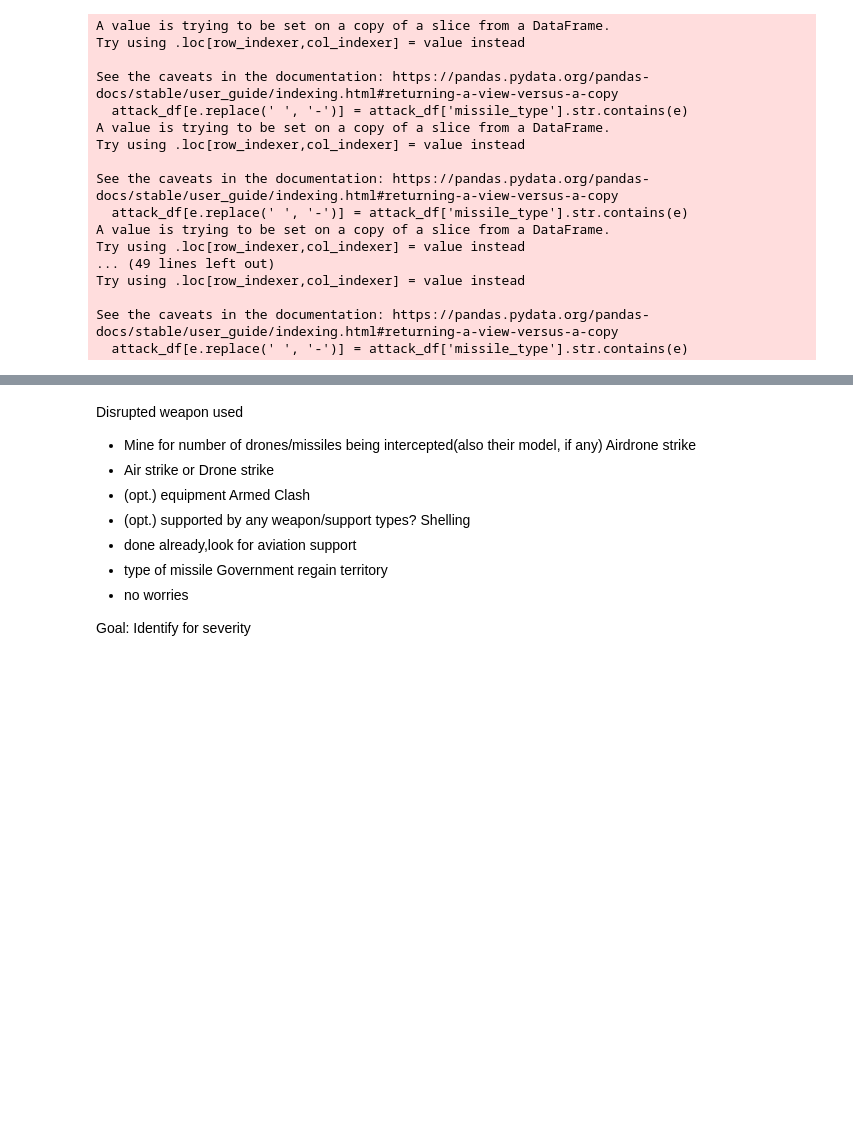
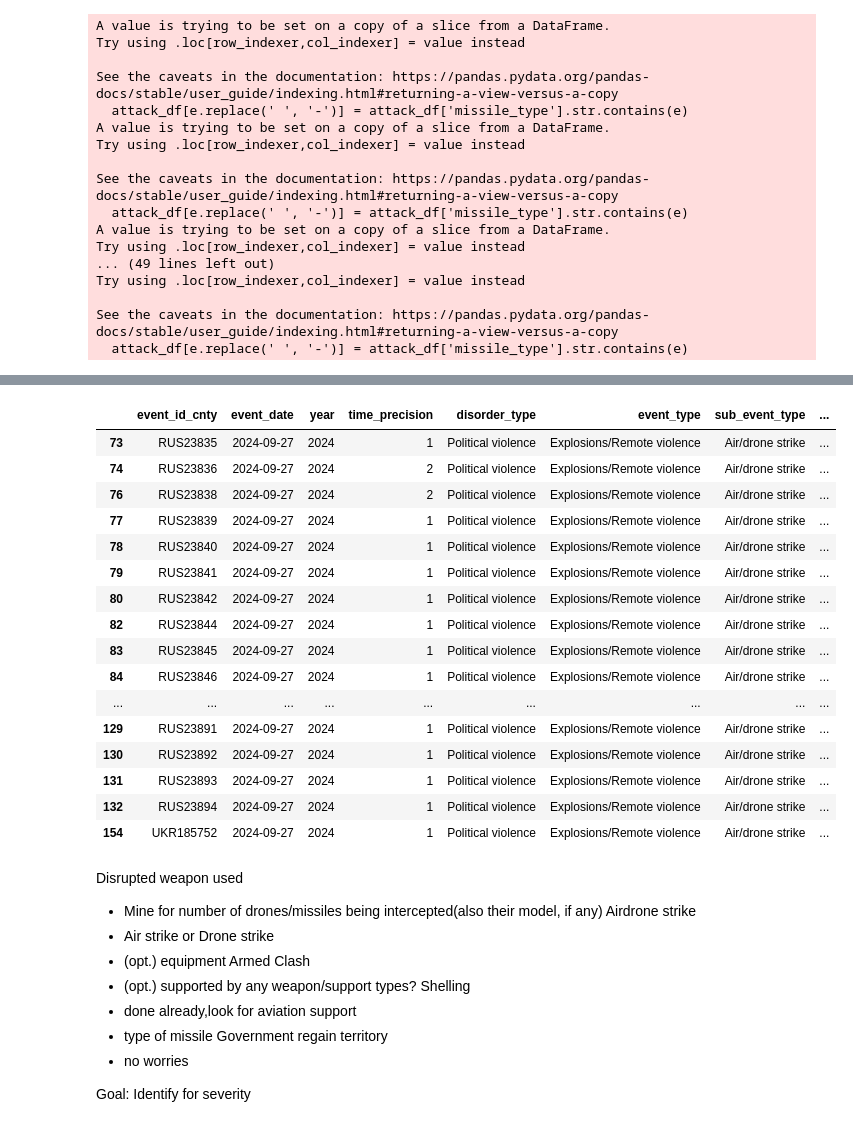
Before and after one commit to supawitgolf/rus-ukr-study, a Jupyter notebook: feature-extraction_2.ipynb, the cells around one changed output, grey strips where cells are left out. Drawn from its saved outputs; the diff is of its cells as text; code cells hidden in the pictures; blank space fills up the shorter version.

```diff
--- a/feature-extraction_2.ipynb
+++ b/feature-extraction_2.ipynb
@@ -661,0 +714,2 @@ attack_df.to_csv('processed_table/air_attack.csv')
+# %%
+disrupt_df = ukraine_war_events[ukraine_war_events['sub_event_type'] == 'Disrupted weapons use']
@@ -661,0 +892,2 @@ attack_df.to_csv('processed_table/air_attack.csv')
+# %%
+air_df = ukraine_war_events[ukraine_war_events['sub_event_type'] == 'Air/drone strike']
@@ -662,3 +989,23 @@ attack_df.to_csv('processed_table/air_attack.csv')
+# %%
+air_df.head(50)
+# %% [output]
+|  | event_id_cnty | event_date | year | time_precision | disorder_type | event_type | sub_event_type | ... |
+| 73 | RUS23835 | 2024-09-27 | 2024 | 1 | Political violence | Explosions/Remote violence | Air/drone strike | ... |
+| 74 | RUS23836 | 2024-09-27 | 2024 | 2 | Political violence | Explosions/Remote violence | Air/drone strike | ... |
+| 76 | RUS23838 | 2024-09-27 | 2024 | 2 | Political violence | Explosions/Remote violence | Air/drone strike | ... |
+| 77 | RUS23839 | 2024-09-27 | 2024 | 1 | Political violence | Explosions/Remote violence | Air/drone strike | ... |
+| 78 | RUS23840 | 2024-09-27 | 2024 | 1 | Political violence | Explosions/Remote violence | Air/drone strike | ... |
+| 79 | RUS23841 | 2024-09-27 | 2024 | 1 | Political violence | Explosions/Remote violence | Air/drone strike | ... |
+| 80 | RUS23842 | 2024-09-27 | 2024 | 1 | Political violence | Explosions/Remote violence | Air/drone strike | ... |
+| 82 | RUS23844 | 2024-09-27 | 2024 | 1 | Political violence | Explosions/Remote violence | Air/drone strike | ... |
+| 83 | RUS23845 | 2024-09-27 | 2024 | 1 | Political violence | Explosions/Remote violence | Air/drone strike | ... |
+| 84 | RUS23846 | 2024-09-27 | 2024 | 1 | Political violence | Explosions/Remote violence | Air/drone strike | ... |
+| ... | ... | ... | ... | ... | ... | ... | ... | ... |
+| 129 | RUS23891 | 2024-09-27 | 2024 | 1 | Political violence | Explosions/Remote violence | Air/drone strike | ... |
+| 130 | RUS23892 | 2024-09-27 | 2024 | 1 | Political violence | Explosions/Remote violence | Air/drone strike | ... |
+| 131 | RUS23893 | 2024-09-27 | 2024 | 1 | Political violence | Explosions/Remote violence | Air/drone strike | ... |
+| 132 | RUS23894 | 2024-09-27 | 2024 | 1 | Political violence | Explosions/Remote violence | Air/drone strike | ... |
+| 154 | UKR185752 | 2024-09-27 | 2024 | 1 | Political violence | Explosions/Remote violence | Air/drone strike | ... |
 # %% [markdown]
 Disrupted weapon used
 - Mine for number of drones/missiles being intercepted(also their model, if any)
```
Also changed, not shown: parts of 24 cells of this notebook, 2 other files.
